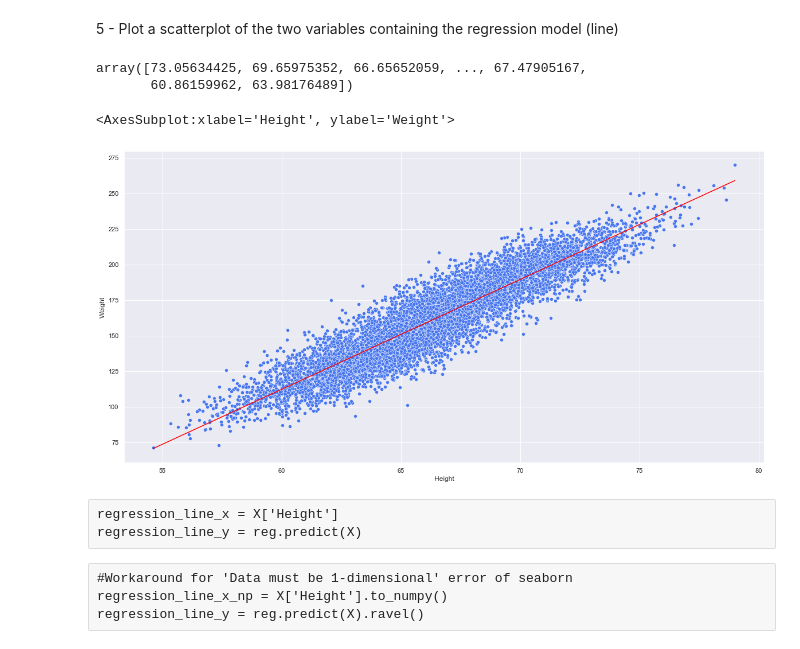
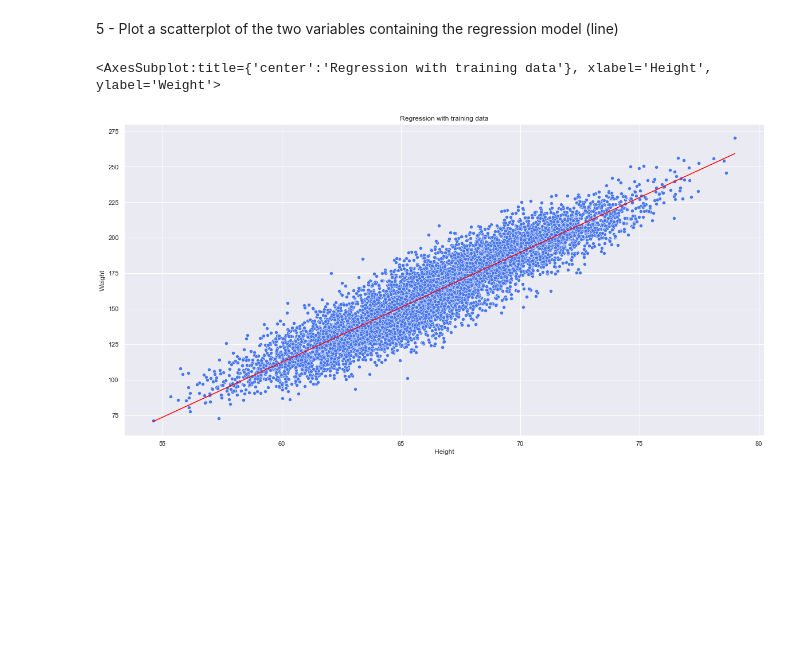
Before and after one commit to o-guilherme/Exercicios-IFSP, a Jupyter notebook: analise-estatistica/Exercise 2022-05-05/Exercise 2022-05-05.ipynb, the cells around one changed output. Cells and saved outputs as stored; diff of their text form; code cells hidden in the pictures; blank space fills up the shorter version.

```diff
--- a/analise-estatistica/Exercise 2022-05-05/Exercise 2022-05-05.ipynb
+++ b/analise-estatistica/Exercise 2022-05-05/Exercise 2022-05-05.ipynb
@@ -108,22 +111,12 @@ The model determination coefficient (R²) is 0.8532. It explains 85.32% of the v
 # %% [markdown]
 5 - Plot a scatterplot of the two variables containing the regression model (line)
 # %%
-prediction_x = X_train['Height'].to_numpy()
-prediction_y = reg.predict(X_train).ravel()
+regression_x = X_train['Height'].to_numpy()
+regression_y = reg.predict(X_train).ravel()
-# %% [output]
-array([73.05634425, 69.65975352, 66.65652059, ..., 67.47905167,
-       60.86159962, 63.98176489])
 # %%
 sns.set(palette='turbo', rc={"figure.figsize":(20, 10)})
-sns.scatterplot(x=X_train['Height'], y = y_train['Weight'])
-sns.lineplot(x=prediction_x, y = prediction_y, color ='red')
+sns.scatterplot(x=X_train['Height'], y = y_train['Weight']).set(title ='Regression with training data')
+sns.lineplot(x=regression_x, y = regression_y, color ='red')
 # %% [output]
-<AxesSubplot:xlabel='Height', ylabel='Weight'>
+<AxesSubplot:title={'center':'Regression with training data'}, xlabel='Height', ylabel='Weight'>
-[figure, old version]
+[figure, new version]
-# %% [raw]
-regression_line_x = X['Height']
-regression_line_y = reg.predict(X)
-# %% [raw]
-#Workaround for 'Data must be 1-dimensional' error of seaborn
-regression_line_x_np = X['Height'].to_numpy()
-regression_line_y = reg.predict(X).ravel()
```
Also changed, not shown: parts of 22 cells of this notebook.
